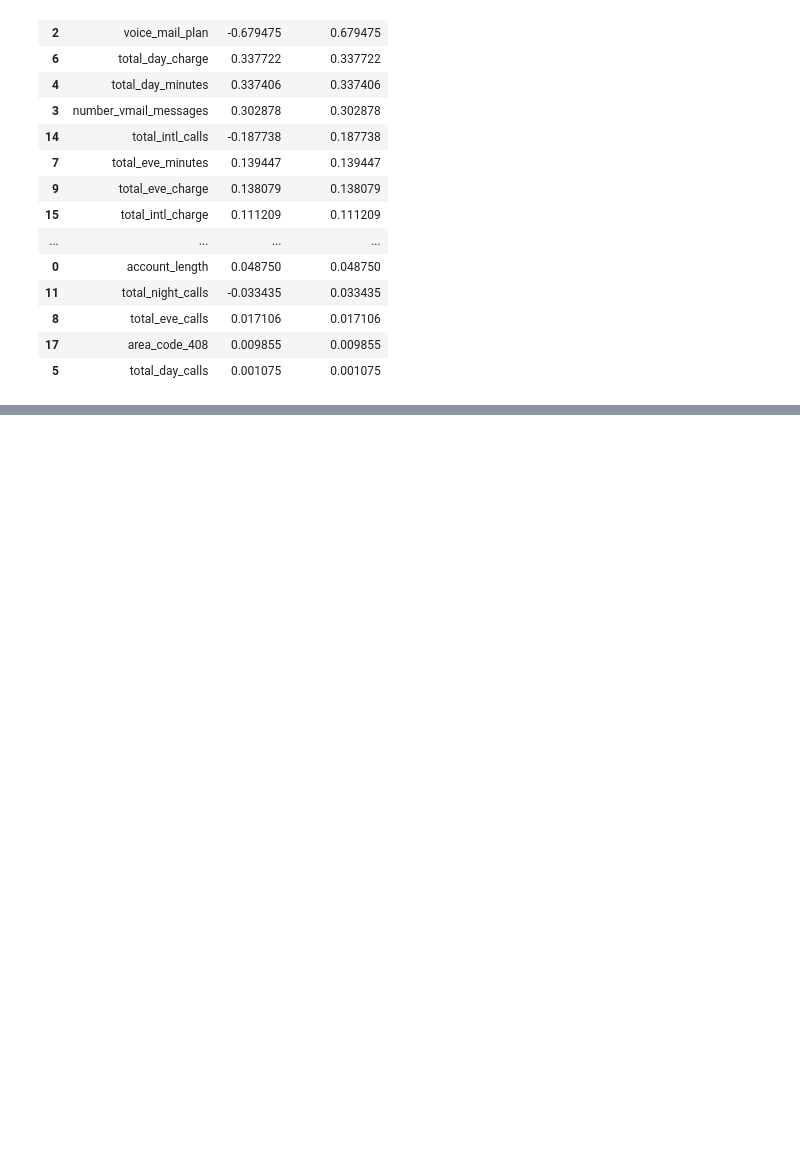
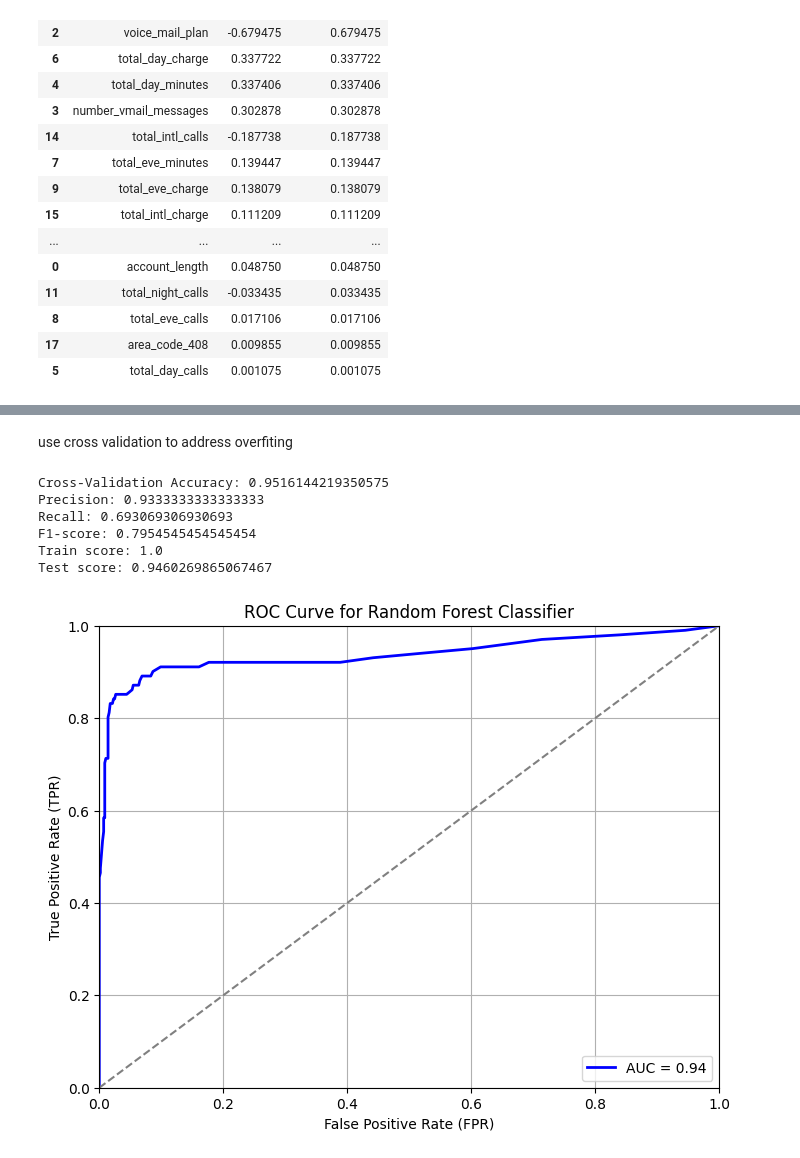
Before and after one commit to Wangari-web/dsc-phase-3-project-v2-3, a Jupyter notebook: syriatel_customer_churn.ipynb, the cells around one changed output, grey strips where cells are left out. Drawn from its saved outputs; the diff is of its cells as text; code cells hidden in the pictures; blank space fills up the shorter version.

```diff
--- a/syriatel_customer_churn.ipynb
+++ b/syriatel_customer_churn.ipynb
@@ -1132,0 +1420,77 @@ Impact: Negligible impact. The number of day calls has almost no impact on the l
+# %% [markdown]
+use cross validation to address overfiting
+# %%
+import numpy as np
+from sklearn.model_selection import cross_val_score
+from sklearn.metrics import precision_score, recall_score, f1_score
+
+# Instantiate the Random Forest classifier with desired parameters
+rf = RandomForestClassifier(n_estimators=100, random_state=42)
+
+# Fit and transform the features
+X_train_scaled = scaler.fit_transform(X_train)
+X_test_scaled = scaler.transform(X_test)
+
+# Address overfitting by using k-fold cross-validation
+k = 5  # Number of folds for cross-validation
+cv_scores = cross_val_score(rf, X_train_scaled, y_train, cv=k, scoring='accuracy')
+
+# Train the classifier on the entire training data
+rf.fit(X_train_scaled, y_train)
+
+# Make predictions on the testing data
+y_pred = rf.predict(X_test_scaled)
+
+# Evaluate the model's performance
+accuracy_rf = np.mean(cv_scores)
+precision_rf = precision_score(y_test, y_pred)
+recall_rf = recall_score(y_test, y_pred)
+f1_rf = f1_score(y_test, y_pred)
+
+# Print the evaluation metrics
+print("Cross-Validation Accuracy:", accuracy_rf)
+print("Precision:", precision_rf)
+print("Recall:", recall_rf)
+print("F1-score:", f1_rf)
+
+# Calculate train and test scores
+train_score = rf.score(X_train_scaled, y_train)
+test_score = rf.score(X_test_scaled, y_test)
+
+# Print the train and test scores
+print("Train score:", train_score)
+print("Test score:", test_score)
+# %% [output]
+Cross-Validation Accuracy: 0.9516144219350575
+Precision: 0.9333333333333333
+Recall: 0.693069306930693
+F1-score: 0.7954545454545454
+Train score: 1.0
+Test score: 0.9460269865067467
+# %%
+import matplotlib.pyplot as plt
+from sklearn.metrics import roc_curve, roc_auc_score
+
+# Get probability estimates for class 1 (positive class)
+y_prob = rf.predict_proba(X_test_scaled)[:, 1]
+
+# Calculate the false positive rate (FPR), true positive rate (TPR), and threshold
+fpr, tpr, thresholds = roc_curve(y_test, y_prob)
+
+# Calculate the area under the ROC curve (AUC)
+roc_auc = roc_auc_score(y_test, y_prob)
+
+# Plot the ROC curve
+plt.figure(figsize=(8, 6))
+plt.plot(fpr, tpr, color='b', lw=2, label=f'AUC = {roc_auc:.2f}')
+plt.plot([0, 1], [0, 1], color='gray', linestyle='--')
+plt.xlim([0.0, 1.0])
+plt.ylim([0.0, 1.0])
+plt.xlabel('False Positive Rate (FPR)')
+plt.ylabel('True Positive Rate (TPR)')
+plt.title('ROC Curve for Random Forest Classifier')
+plt.legend(loc='lower right')
+plt.grid(True)
+plt.show()
+# %% [output]
+[figure, added]
```
Also changed, not shown: parts of 44 cells of this notebook, 2 other files.
